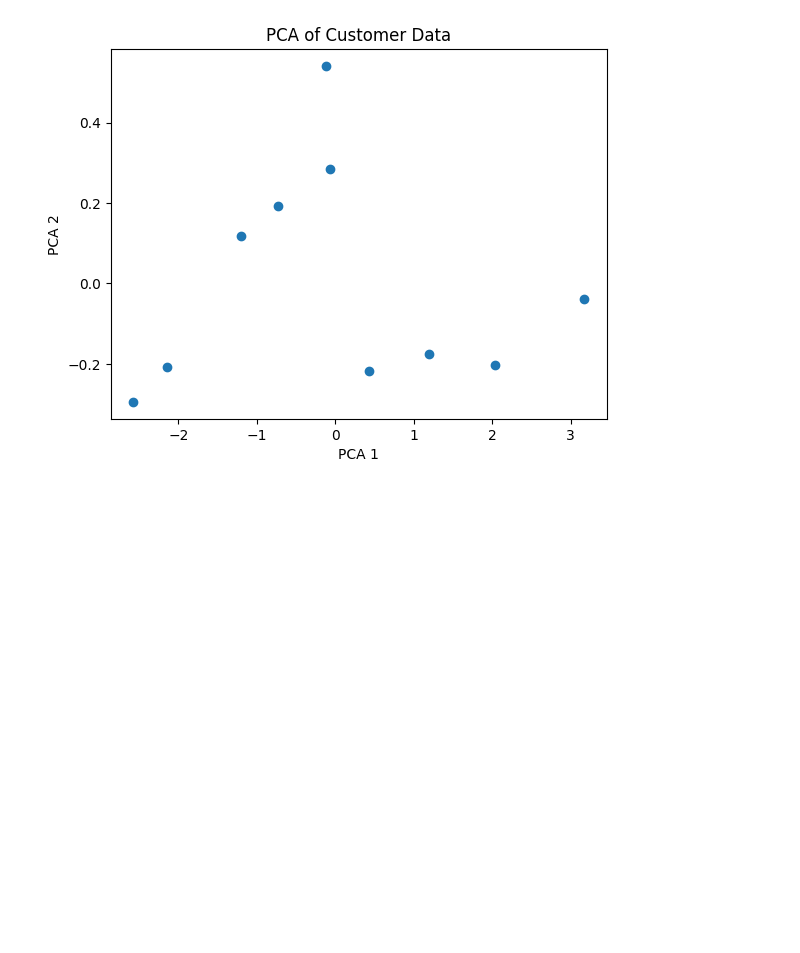
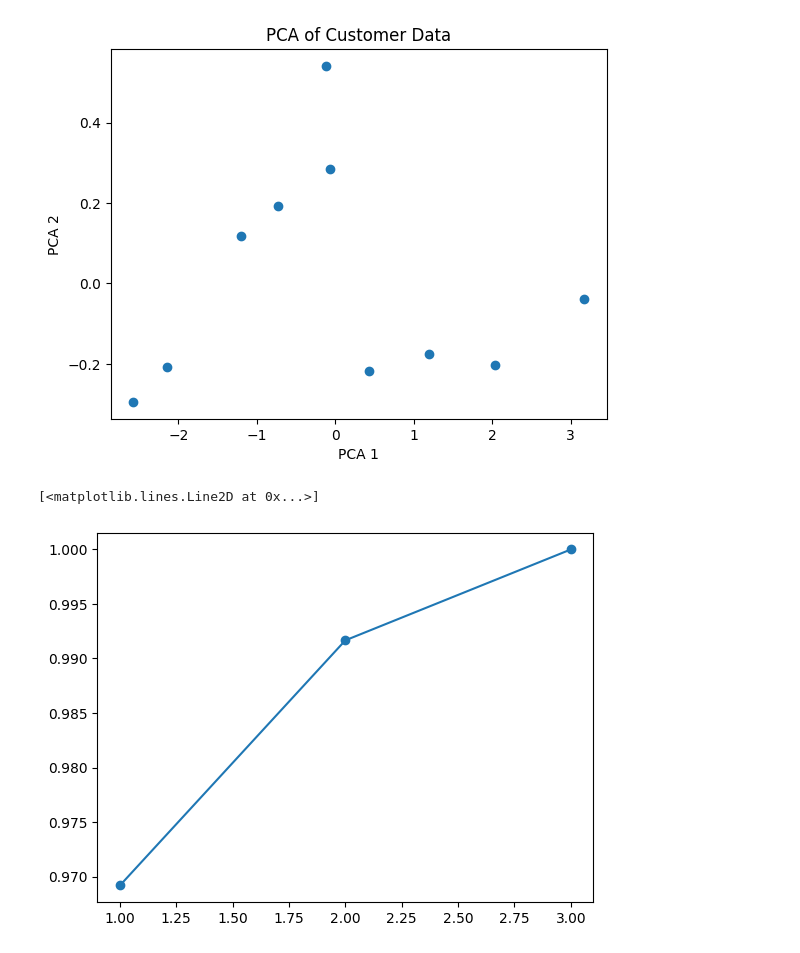
Before and after one commit to HarshNaagar77/AIML, a Jupyter notebook: Scikit/Concepts/04_Unsupervised.ipynb, the cells around one changed output. Drawn from its saved outputs; the diff is of its cells as text; code cells hidden in the pictures; blank space fills up the shorter version.

```diff
--- a/Scikit/Concepts/04_Unsupervised.ipynb
+++ b/Scikit/Concepts/04_Unsupervised.ipynb
@@ -80,3 +80,11 @@ plt.show()
 9 -0.115653  0.540846
 Explained variance ratios: [0.97 0.02]
 [figure]
+# %%
+pca = PCA().fit(scaler)
+cumulative_variance = np.cumsum(pca.explained_variance_ratio_)
+plt.figure()
+plt.plot(range(1, len(cumulative_variance) + 1), cumulative_variance, marker='o')
+# %% [output]
+[<matplotlib.lines.Line2D at 0x...>]
+[figure, added]
```
Also changed, not shown: 1 other file.
